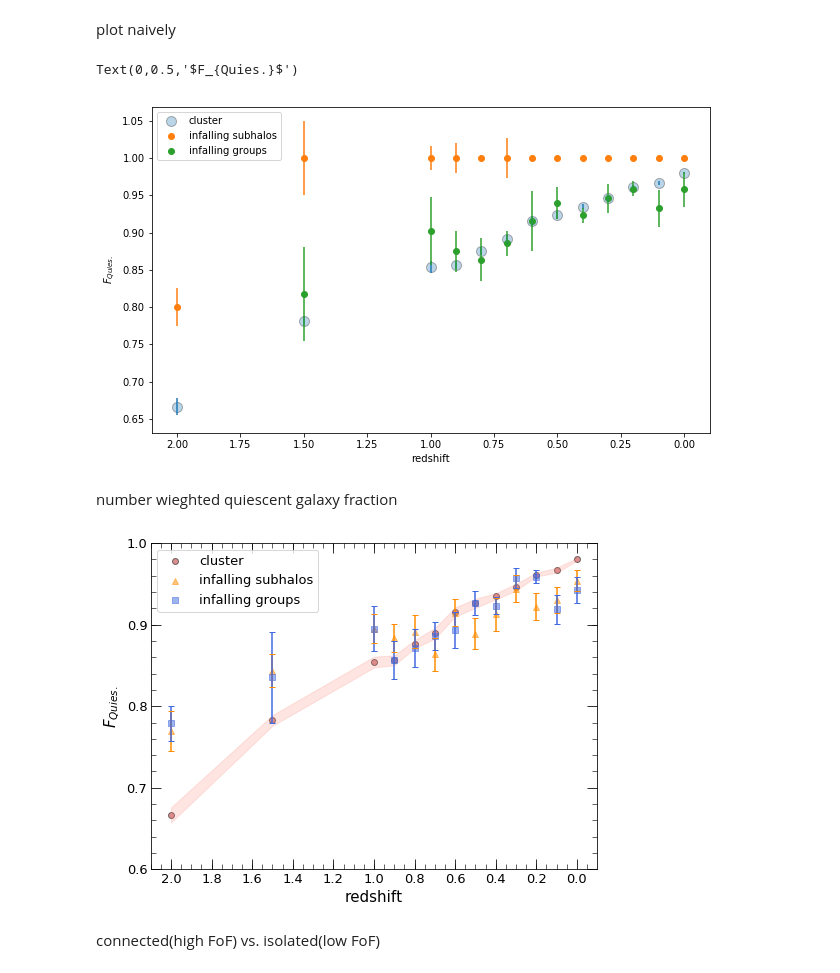
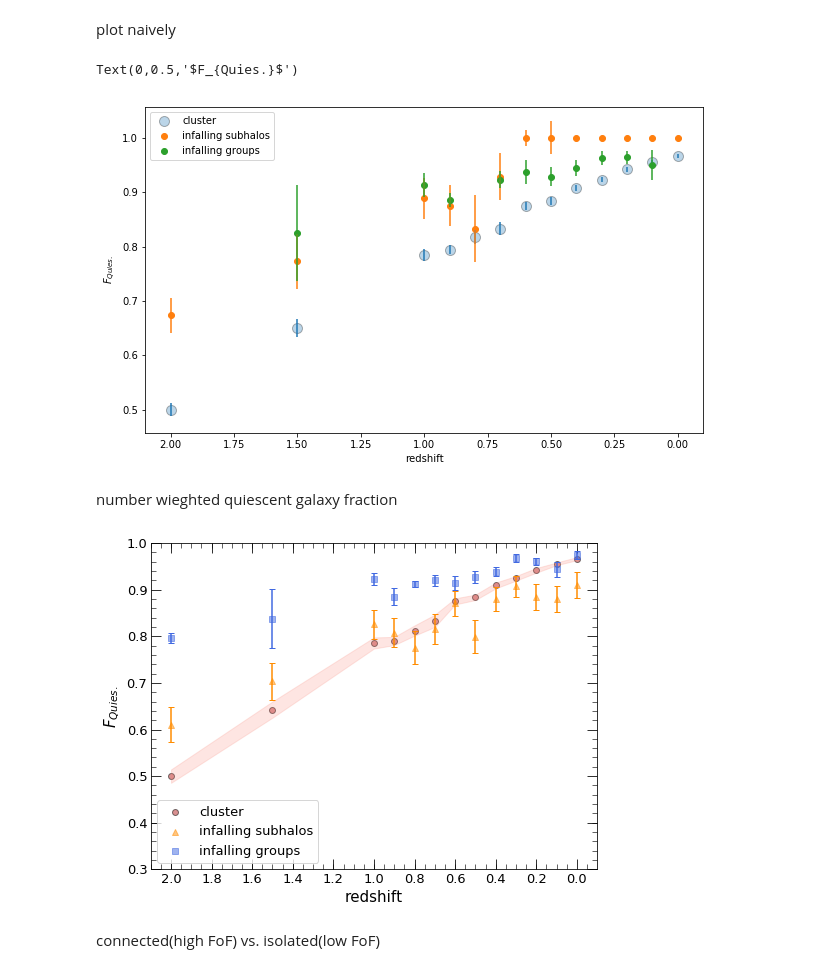
Before and after one commit to eunheeko/WFMinIllustrisTNG, a Jupyter notebook: accretion_history.ipynb, the cells around one changed output. Cells and saved outputs as stored; diff of their text form; code cells hidden in the pictures.

```diff
--- a/accretion_history.ipynb
+++ b/accretion_history.ipynb
@@ -731,19 +732,19 @@ fq_infall_grp_snaps_std = []
 for isnap, snap in enumerate(snaps_full):
 
     #load data
-    with open(f'./acchist/fq_cluster_snap{snap:d}', 'rb') as f:
+    with open(f'./acchist_corr_sm9p5/fq_cluster_snap{snap:d}', 'rb') as f:
         fq_cluster = pickle.load(f)
 
-    with open(f'./acchist/fq_infall_sub_snap{snap:d}', 'rb') as f:
+    with open(f'./acchist_corr_sm9p5/fq_infall_sub_snap{snap:d}', 'rb') as f:
         fq_infall_sub = pickle.load(f)
 
-    with open(f'./acchist/n_infall_sub_snap{snap:d}', 'rb') as f:
+    with open(f'./acchist_corr_sm9p5/n_infall_sub_snap{snap:d}', 'rb') as f:
         n_infall_sub = pickle.load(f)
 
-    with open(f'./acchist/fq_infall_grp_snap{snap:d}', 'rb') as f:
+    with open(f'./acchist_corr_sm9p5/fq_infall_grp_snap{snap:d}', 'rb') as f:
         fq_infall_grp = pickle.load(f)
 
-    with open(f'./acchist/n_infall_grp_snap{snap:d}', 'rb') as f:
+    with open(f'./acchist_corr_sm9p5/n_infall_grp_snap{snap:d}', 'rb') as f:
         n_infall_grp = pickle.load(f)
 
     fq_cl_med = []
@@ -789,7 +790,7 @@ ax.set_xlabel('redshift')
 ax.set_ylabel(r'$F_{Quies.}$')
 # %% [output]
 Text(0,0.5,'$F_{Quies.}$')
-[figure, old version]
+[figure, new version]
 # %% [markdown]
 number wieghted quiescent galaxy fraction
 # %%
@@ -808,19 +809,19 @@ fq_infall_total_snaps_std = []
 for isnap, snap in enumerate(snaps_full):
 
     #load data
-    with open(f'./acchist/fq_cluster_snap{snap:d}', 'rb') as f:
+    with open(f'./acchist_corr_sm9p5/fq_cluster_snap{snap:d}', 'rb') as f:
         fq_cluster = pickle.load(f)
 
-    with open(f'./acchist/fq_infall_sub_snap{snap:d}', 'rb') as f:
+    with open(f'./acchist_corr_sm9p5/fq_infall_sub_snap{snap:d}', 'rb') as f:
         fq_infall_sub = pickle.load(f)
 
-    with open(f'./acchist/n_infall_sub_snap{snap:d}', 'rb') as f:
+    with open(f'./acchist_corr_sm9p5/n_infall_sub_snap{snap:d}', 'rb') as f:
         n_infall_sub = pickle.load(f)
 
-    with open(f'./acchist/fq_infall_grp_snap{snap:d}', 'rb') as f:
+    with open(f'./acchist_corr_sm9p5/fq_infall_grp_snap{snap:d}', 'rb') as f:
         fq_infall_grp = pickle.load(f)
 
-    with open(f'./acchist/n_infall_grp_snap{snap:d}', 'rb') as f:
+    with open(f'./acchist_corr_sm9p5/n_infall_grp_snap{snap:d}', 'rb') as f:
         n_infall_grp = pickle.load(f)
 
 
@@ -879,36 +880,36 @@ ax.scatter(zs_full, fq_infall_sub_snaps_med, label = 'infalling subhalos', marke
 ax.errorbar(zs_full, fq_infall_sub_snaps_med, yerr = fq_infall_sub_snaps_std, linestyle = '', color = 'darkorange', capsize = 3)
 
 
 ax.scatter(zs_full, fq_infall_grp_snaps_med, label = 'infalling groups', marker = 's', alpha = .5, color = 'royalblue')
 ax.errorbar(zs_full, fq_infall_grp_snaps_med, yerr = fq_infall_grp_snaps_std, linestyle = '', color = 'royalblue', capsize = 3)
 
 
 # ax.scatter(zs_full, fq_infall_total_snaps_med, label = 'infalling subs + grps', marker = 'x')
 # ax.errorbar(zs_full, fq_infall_total_snaps_med, yerr = fq_infall_total_snaps_std, linestyle = '')
 
 ax.legend(fontsize = 13)
 
 ax.set_xlim(2.1, -0.1)
-ax.set_ylim(0.6, 1)
+ax.set_ylim(0.3, 1)
 
 ax.set_xlabel('redshift', fontsize = 15)
 ax.set_ylabel(r'$F_{Quies.}$', fontsize = 15)
 
 ax.xaxis.set_major_locator(MultipleLocator(0.2))
 ax.yaxis.set_major_locator(MultipleLocator(0.1))
 
 ax.xaxis.set_minor_locator(AutoMinorLocator())
 ax.yaxis.set_minor_locator(AutoMinorLocator())
 
 ax.tick_params(which = 'major', length = 10, direction = 'in', labelsize = 13)
 ax.tick_params(which = 'minor', length = 5, direction = 'in', labelsize = 13)
 
 ax.xaxis.set_ticks_position('both')
 ax.yaxis.set_ticks_position('both')
 
-fig.savefig('./figs/infalling_comparison.png')
+# fig.savefig('./figs/infalling_comparison.png')
 # %% [output]
-[figure, old version]
+[figure, new version]
 # %% [markdown]
 connected(high FoF) vs. isolated(low FoF)
 # %%
```
Also changed, not shown: parts of 22 cells of this notebook.
